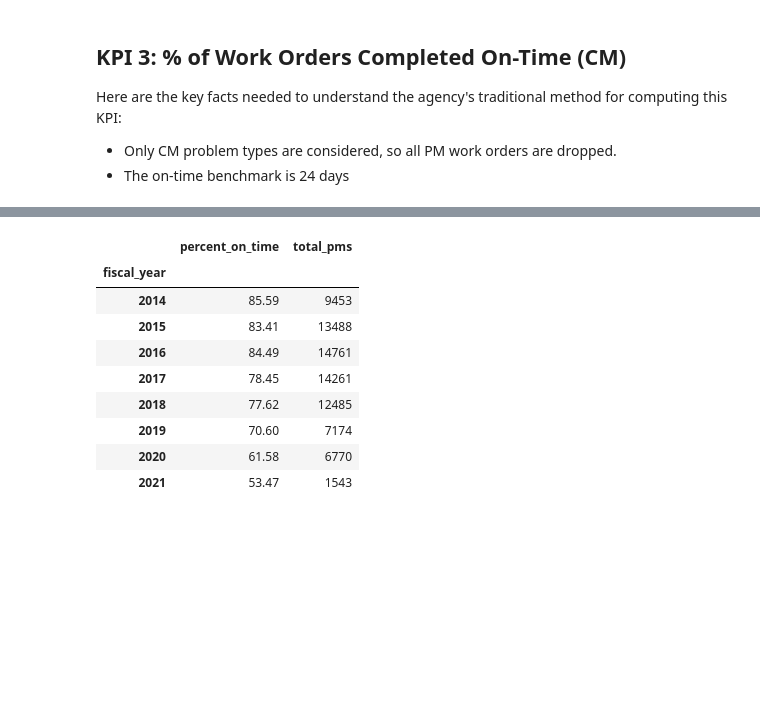
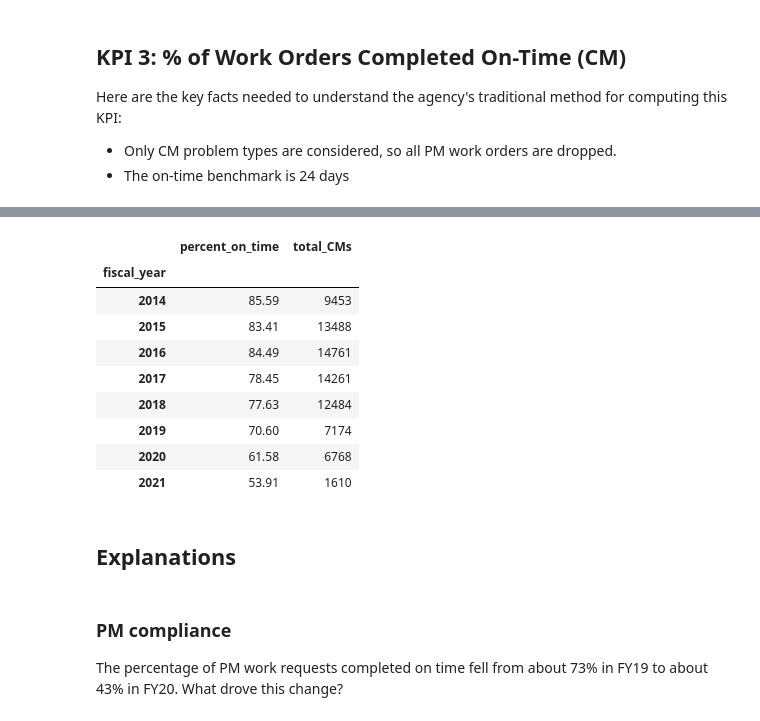
Before and after one commit to department-of-general-services/KPI_central, a Jupyter notebook: FMD_scorecard.ipynb, the cells around one changed output, grey strips where cells are left out. Saved outputs shown, nothing was run; the diff lists cells and outputs as text; code cells hidden in the pictures; blank space fills up the shorter version.

```diff
--- a/FMD_scorecard.ipynb
+++ b/FMD_scorecard.ipynb
@@ -190,11 +188,3 @@ print(f"The filtered work orders dataframe has {wr_filtered.shape[0]:,} rows.")
 The filtered work orders dataframe has 6,153 rows.
 # %% [markdown]
 #### Compute the benchmark and add 'is_on_time' column
-# %%
-def compute_is_on_time(df, benchmark):
-    df = df.copy()
-    df["is_on_time"] = df["days_to_completion"] <= benchmark
-    return df
-
-
-wr_on_time = compute_is_on_time(wr_filtered, 26)
@@ -339,16 +330,21 @@ We've gone from 85,869 rows to 79,935 rows.
 # %%
 wr_cm_on_time = compute_is_on_time(wr_cm, 24)
-# %%
-pm_compliance = compute_kpi_table(wr_cm_on_time)
-pm_compliance
-# %% [output]
-|  | percent_on_time | total_pms |
-| fiscal_year |  |  |
-| 2014 | 85.59 | 9453 |
-| 2015 | 83.41 | 13488 |
-| 2016 | 84.49 | 14761 |
-| 2017 | 78.45 | 14261 |
-| 2018 | 77.62 | 12485 |
-| 2019 | 70.60 | 7174 |
-| 2020 | 61.58 | 6770 |
-| 2021 | 53.47 | 1543 |
+# %%
+cm_compliance = compute_kpi_table(wr_cm_on_time, "total_CMs")
+cm_compliance
+# %% [output]
+|  | percent_on_time | total_CMs |
+| fiscal_year |  |  |
+| 2014 | 85.59 | 9453 |
+| 2015 | 83.41 | 13488 |
+| 2016 | 84.49 | 14761 |
+| 2017 | 78.45 | 14261 |
+| 2018 | 77.63 | 12484 |
+| 2019 | 70.60 | 7174 |
+| 2020 | 61.58 | 6768 |
+| 2021 | 53.91 | 1610 |
+# %% [markdown]
+## Explanations
+# %% [markdown]
+### PM compliance
+The percentage of PM work requests completed on time fell from about 73% in FY19 to about 43% in FY20. What drove this change?
```
Also changed, not shown: parts of 10 cells of this notebook, 4 other files.
